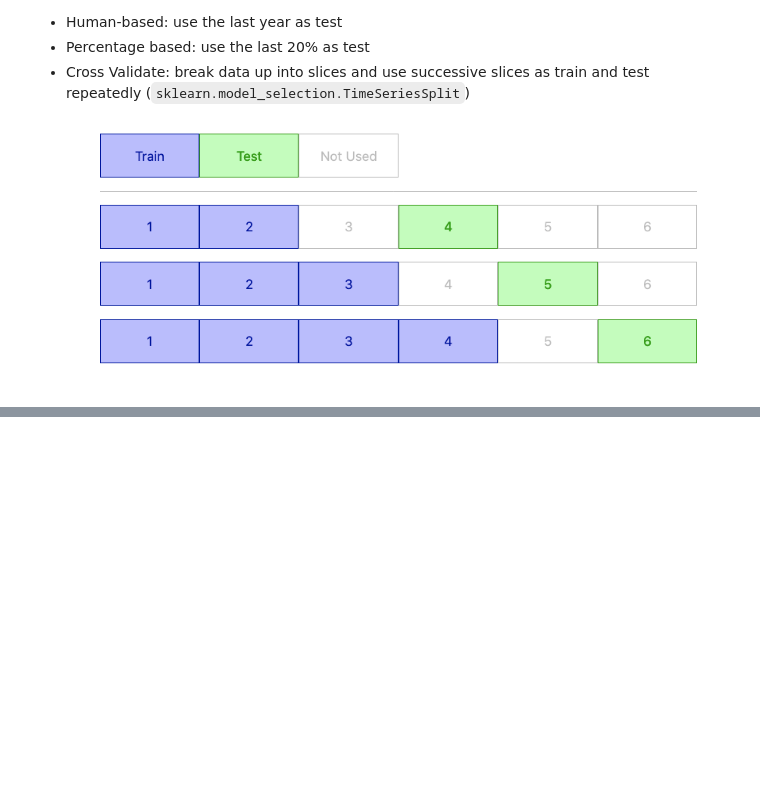
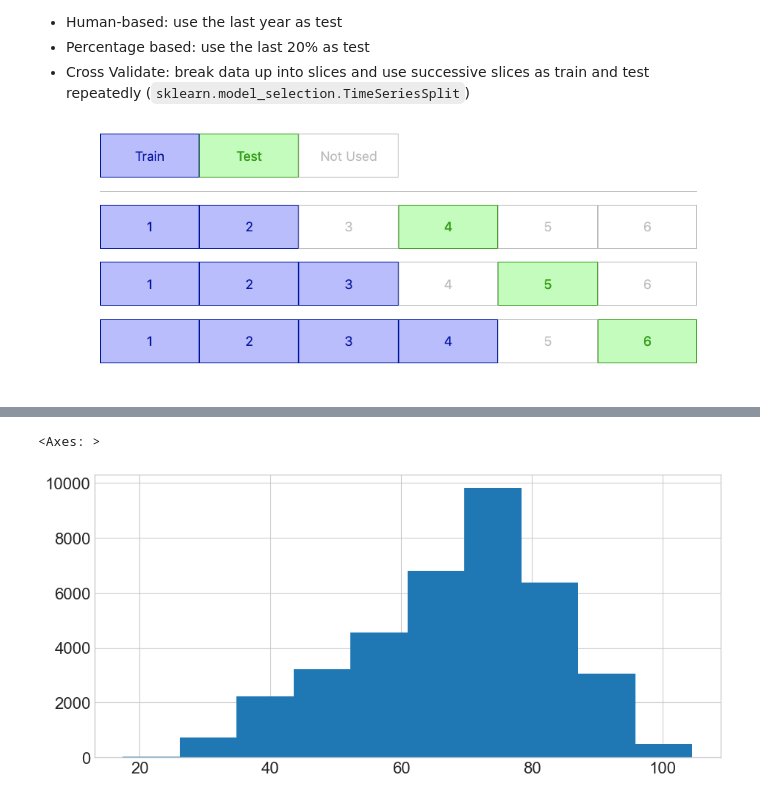
Before and after one commit to CodeupClassroom/oneil-tsa, a Jupyter notebook: explore.ipynb, the cells around one changed output, grey strips where cells are left out. Drawn from its saved outputs; the diff is of its cells as text; code cells hidden in the pictures; blank space fills up the shorter version.

```diff
--- a/explore.ipynb
+++ b/explore.ipynb
@@ -90,0 +168,7 @@ Name: temp, dtype: float64
+# %%
+# blowing off the time series element:
+# what does the dist of temperature look like here?
+train.temp.hist()
+# %% [output]
+<Axes: >
+[figure, added]
```
Also changed, not shown: parts of 45 cells of this notebook, 1 other file.
